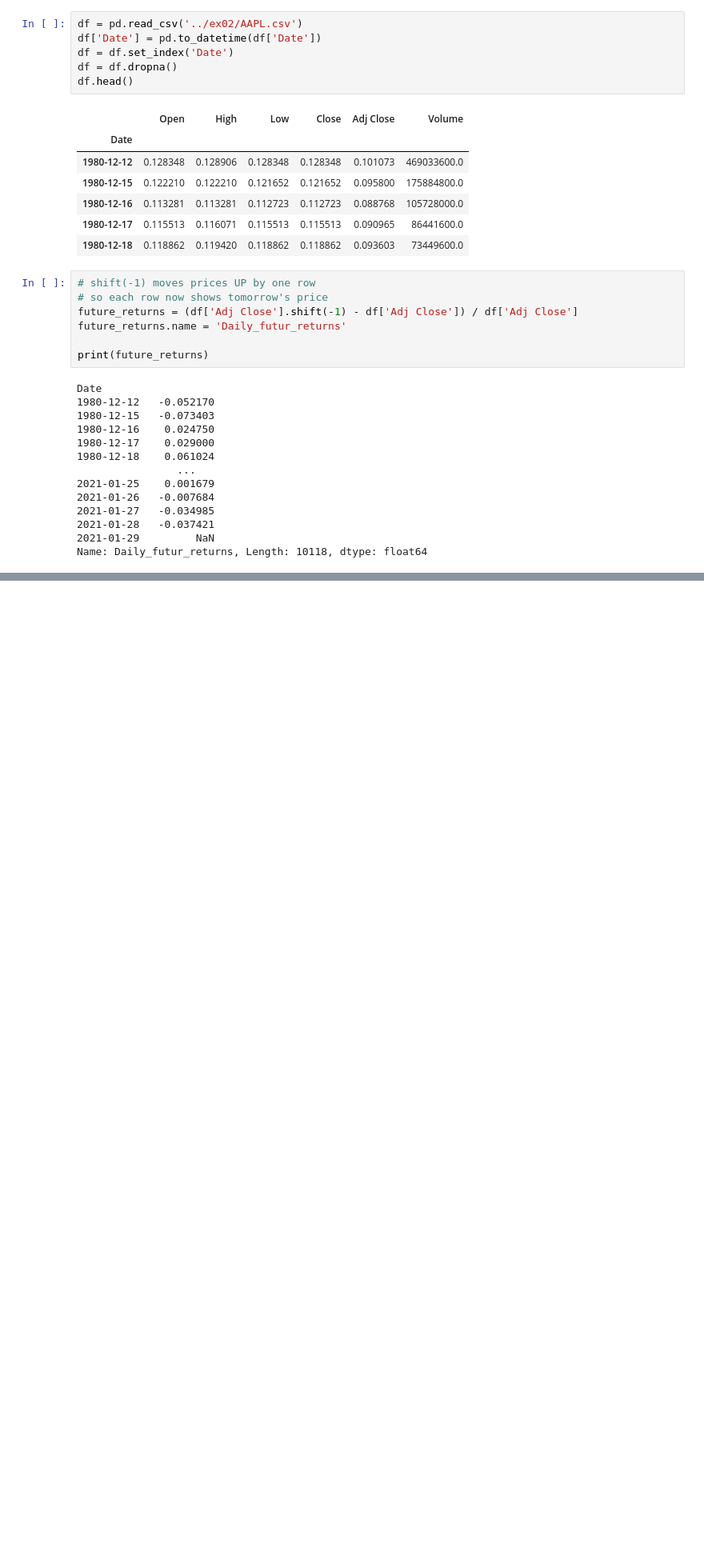
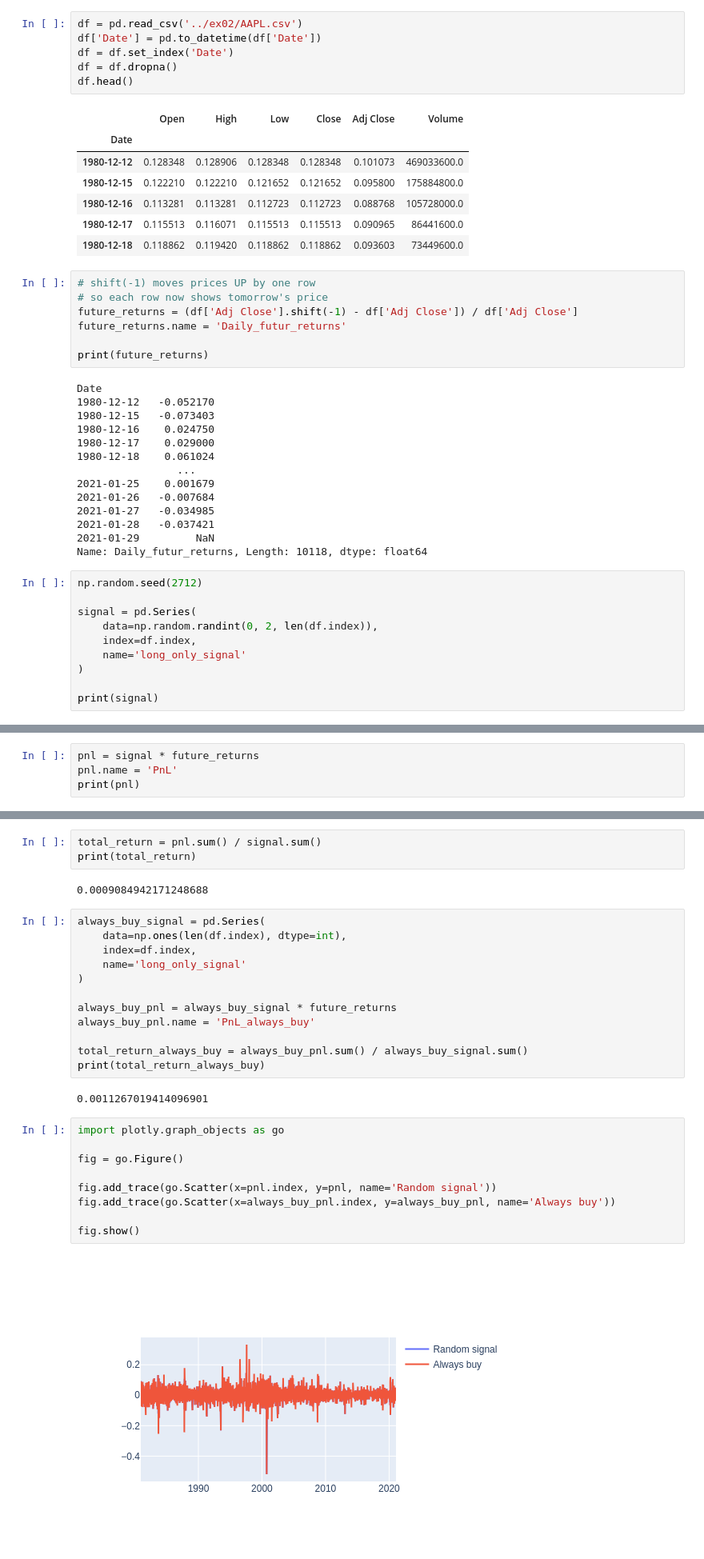
Before and after one commit to BenaliOssama/time-series, a Jupyter notebook: ex04/Notebook_ex04.ipynb, the cells around one changed output, grey strips where cells are left out. Shown at 80% size. Drawn from its saved outputs; the diff is of its cells as text; blank space fills up the shorter version.

```diff
--- a/ex04/Notebook_ex04.ipynb
+++ b/ex04/Notebook_ex04.ipynb
@@ -36,3 +36,13 @@ Date
 2021-01-28   -0.037421
 2021-01-29         NaN
 Name: Daily_futur_returns, Length: 10118, dtype: float64
+# %%
+np.random.seed(2712)
+
+signal = pd.Series(
+    data=np.random.randint(0, 2, len(df.index)),
+    index=df.index,
+    name='long_only_signal'
+)
+
+print(signal)
@@ -38,0 +63,4 @@ Name: Daily_futur_returns, Length: 10118, dtype: float64
+# %%
+pnl = signal * future_returns
+pnl.name = 'PnL'
+print(pnl)
@@ -38,0 +81,30 @@ Name: Daily_futur_returns, Length: 10118, dtype: float64
+# %%
+total_return = pnl.sum() / signal.sum()
+print(total_return)
+# %% [output]
+0.0009084942171248688
+# %%
+always_buy_signal = pd.Series(
+    data=np.ones(len(df.index), dtype=int),
+    index=df.index,
+    name='long_only_signal'
+)
+
+always_buy_pnl = always_buy_signal * future_returns
+always_buy_pnl.name = 'PnL_always_buy'
+
+total_return_always_buy = always_buy_pnl.sum() / always_buy_signal.sum()
+print(total_return_always_buy)
+# %% [output]
+0.0011267019414096901
+# %%
+import plotly.graph_objects as go
+
+fig = go.Figure()
+
+fig.add_trace(go.Scatter(x=pnl.index, y=pnl, name='Random signal'))
+fig.add_trace(go.Scatter(x=always_buy_pnl.index, y=always_buy_pnl, name='Always buy'))
+
+fig.show()
+# %% [output]
+[figure, added]
```
Also changed, not shown: parts of 2 cells of this notebook.
